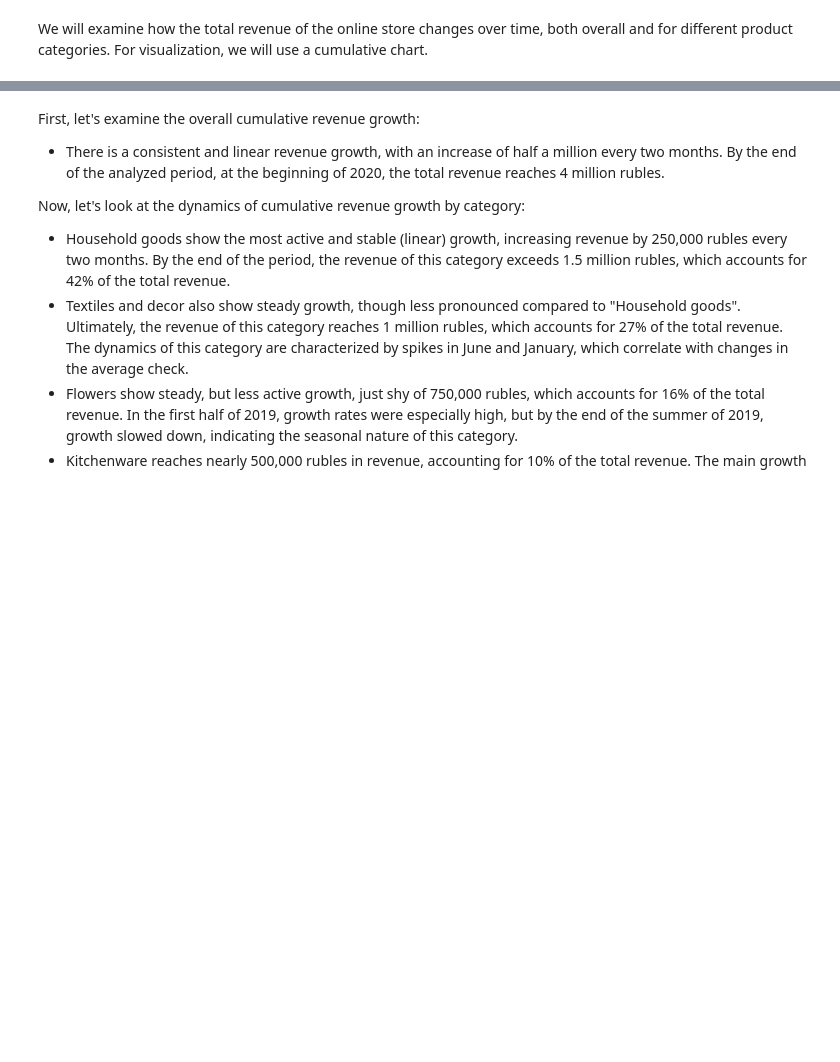
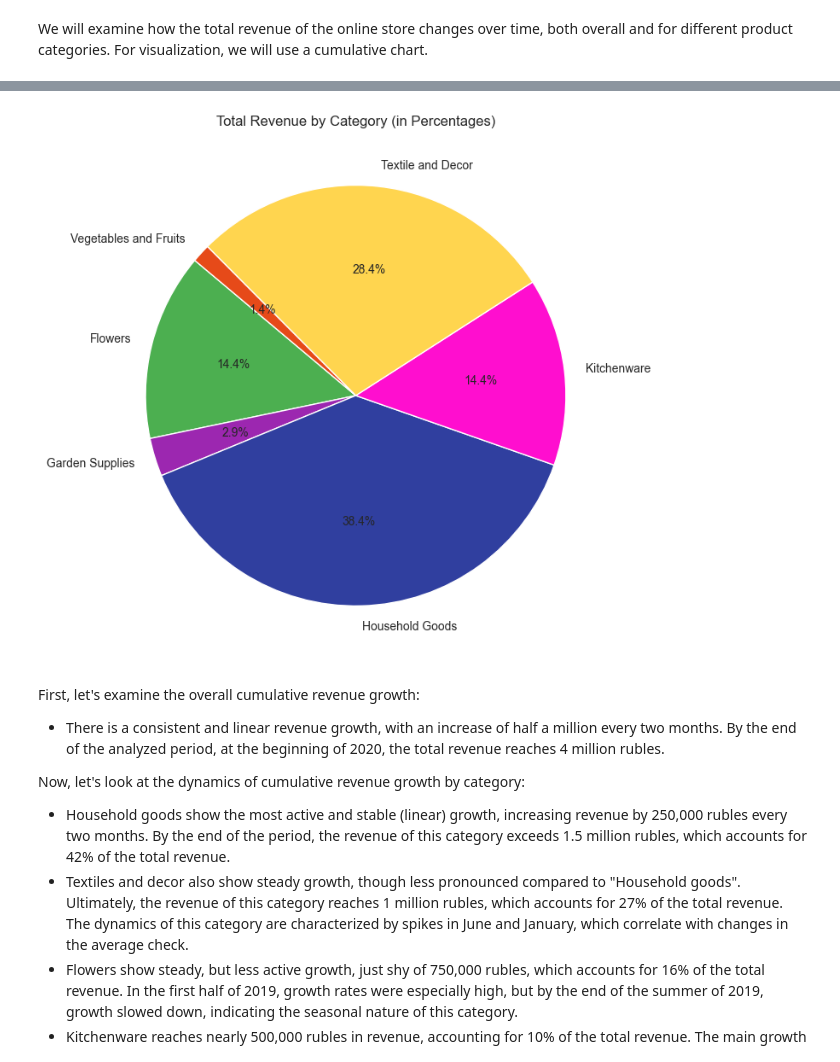
Before and after one commit to artvanila/data_projects, a Jupyter notebook: Customer Segmentation and Consumption Profiles in E-Commerce.ipynb, the cells around one changed output, grey strips where cells are left out. Cells and saved outputs as stored; diff of their text form; code cells hidden in the pictures; blank space fills up the shorter version.

```diff
--- a/Customer Segmentation and Consumption Profiles in E-Commerce.ipynb
+++ b/Customer Segmentation and Consumption Profiles in E-Commerce.ipynb
@@ -815,14 +847,16 @@ overall_sales_category = weekly_data.pivot_table(index='category', values='sales
 # %%
 plt.figure(figsize=(14, 8))
 colors = [category_colors[category] for category in overall_sales_category.index]
 plt.pie(overall_sales_category['sales'],
         labels=overall_sales_category.index,
         autopct='%1.1f%%',
         startangle=140,
         colors=colors
 )
-plt.title("Общая выручка по категориям (в процентах)")
+plt.title("Total Revenue by Category (in Percentages)")
 plt.show()
+# %% [output]
+[figure, added]
 # %% [markdown]
 First, let's examine the overall cumulative revenue growth:
 
```
Also changed, not shown: parts of 57 cells of this notebook.
